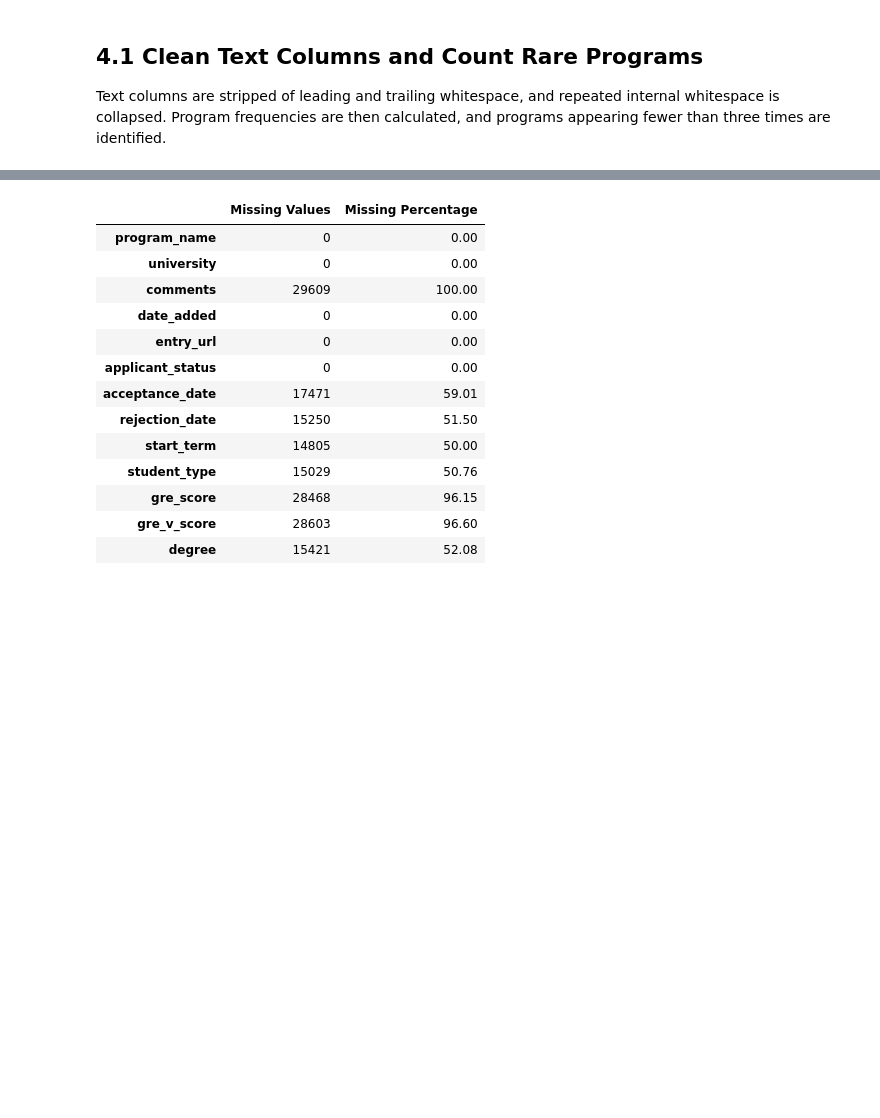
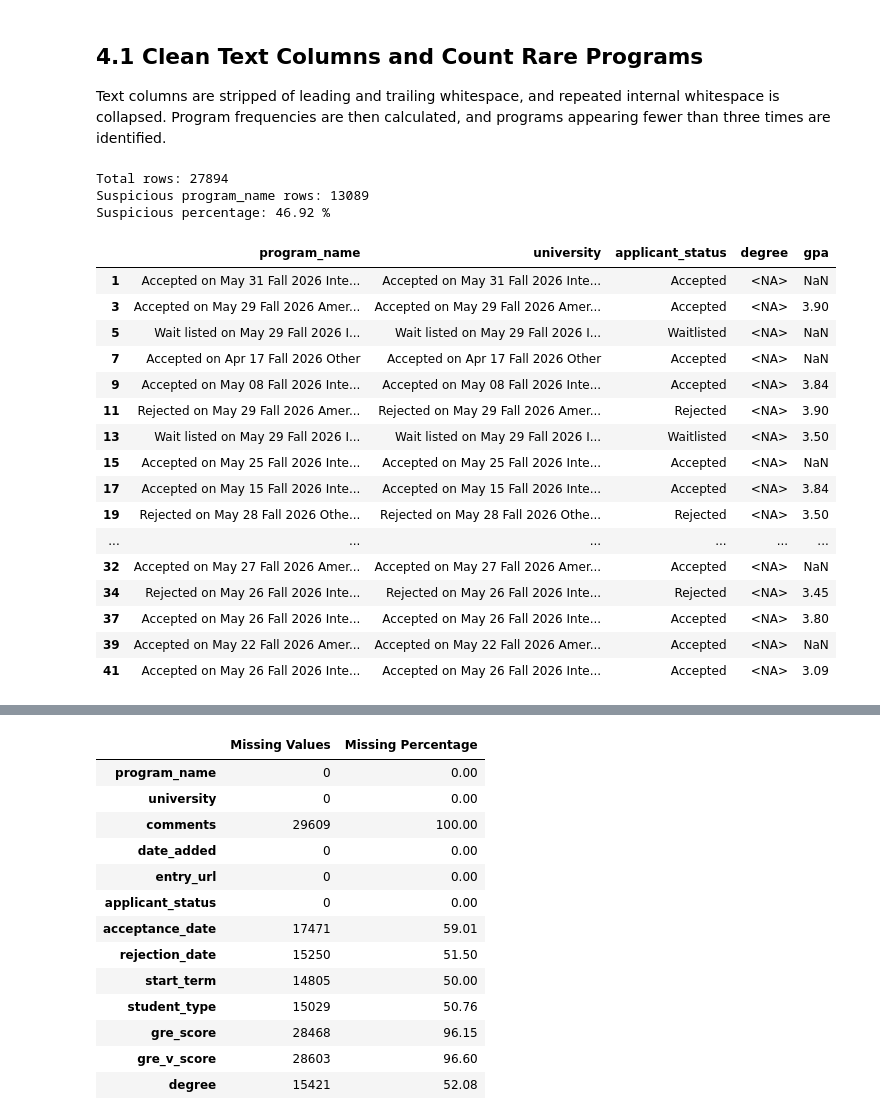
Before and after one commit to amrmansour00/jhu_software_concepts, a Jupyter notebook: module_8/module_8.ipynb, the cells around one changed output, grey strips where cells are left out. Drawn from its saved outputs; the diff is of its cells as text; code cells hidden in the pictures; blank space fills up the shorter version.

```diff
--- a/module_8/module_8.ipynb
+++ b/module_8/module_8.ipynb
@@ -585,3 +583,53 @@ Note: The downloaded Grad Café dataset already contains separate program_name a
 ## 4.1 Clean Text Columns and Count Rare Programs
 
 Text columns are stripped of leading and trailing whitespace, and repeated internal whitespace is collapsed. Program frequencies are then calculated, and programs appearing fewer than three times are identified.
+# %%
+# Inspect suspicious program_name values before cleaning
+status_pattern = r"(?i)\b(accepted|rejected|wait\s*listed|waitlisted)\b"
+
+suspicious_programs = df[
+    df["program_name"].astype("string").str.contains(
+        status_pattern, regex=True, na=False
+    )
+]
+
+print("Total rows:", len(df))
+print("Suspicious program_name rows:", len(suspicious_programs))
+print(
+    "Suspicious percentage:",
+    round(len(suspicious_programs) / len(df) * 100, 2),
+    "%"
+)
+
+display(
+    suspicious_programs[
+        [
+            "program_name",
+            "university",
+            "applicant_status",
+            "degree",
+            "gpa"
+        ]
+    ].head(20)
+)
+# %% [output]
+Total rows: 27894
+Suspicious program_name rows: 13089
+Suspicious percentage: 46.92 %
+|  | program_name | university | applicant_status | degree | gpa |
+| 1 | Accepted on May 31 Fall 2026 Inte... | Accepted on May 31 Fall 2026 Inte... | Accepted | <NA> | NaN |
+| 3 | Accepted on May 29 Fall 2026 Amer... | Accepted on May 29 Fall 2026 Amer... | Accepted | <NA> | 3.90 |
+| 5 | Wait listed on May 29 Fall 2026 I... | Wait listed on May 29 Fall 2026 I... | Waitlisted | <NA> | NaN |
+| 7 | Accepted on Apr 17 Fall 2026 Other | Accepted on Apr 17 Fall 2026 Other | Accepted | <NA> | NaN |
+| 9 | Accepted on May 08 Fall 2026 Inte... | Accepted on May 08 Fall 2026 Inte... | Accepted | <NA> | 3.84 |
+| 11 | Rejected on May 29 Fall 2026 Amer... | Rejected on May 29 Fall 2026 Amer... | Rejected | <NA> | 3.90 |
+| 13 | Wait listed on May 29 Fall 2026 I... | Wait listed on May 29 Fall 2026 I... | Waitlisted | <NA> | 3.50 |
+| 15 | Accepted on May 25 Fall 2026 Inte... | Accepted on May 25 Fall 2026 Inte... | Accepted | <NA> | NaN |
+| 17 | Accepted on May 15 Fall 2026 Inte... | Accepted on May 15 Fall 2026 Inte... | Accepted | <NA> | 3.84 |
+| 19 | Rejected on May 28 Fall 2026 Othe... | Rejected on May 28 Fall 2026 Othe... | Rejected | <NA> | 3.50 |
+| ... | ... | ... | ... | ... | ... |
+| 32 | Accepted on May 27 Fall 2026 Amer... | Accepted on May 27 Fall 2026 Amer... | Accepted | <NA> | NaN |
+| 34 | Rejected on May 26 Fall 2026 Inte... | Rejected on May 26 Fall 2026 Inte... | Rejected | <NA> | 3.45 |
+| 37 | Accepted on May 26 Fall 2026 Inte... | Accepted on May 26 Fall 2026 Inte... | Accepted | <NA> | 3.80 |
+| 39 | Accepted on May 22 Fall 2026 Amer... | Accepted on May 22 Fall 2026 Amer... | Accepted | <NA> | NaN |
+| 41 | Accepted on May 26 Fall 2026 Inte... | Accepted on May 26 Fall 2026 Inte... | Accepted | <NA> | 3.09 |
```
Also changed, not shown: parts of 8 cells of this notebook, 1 other file.
